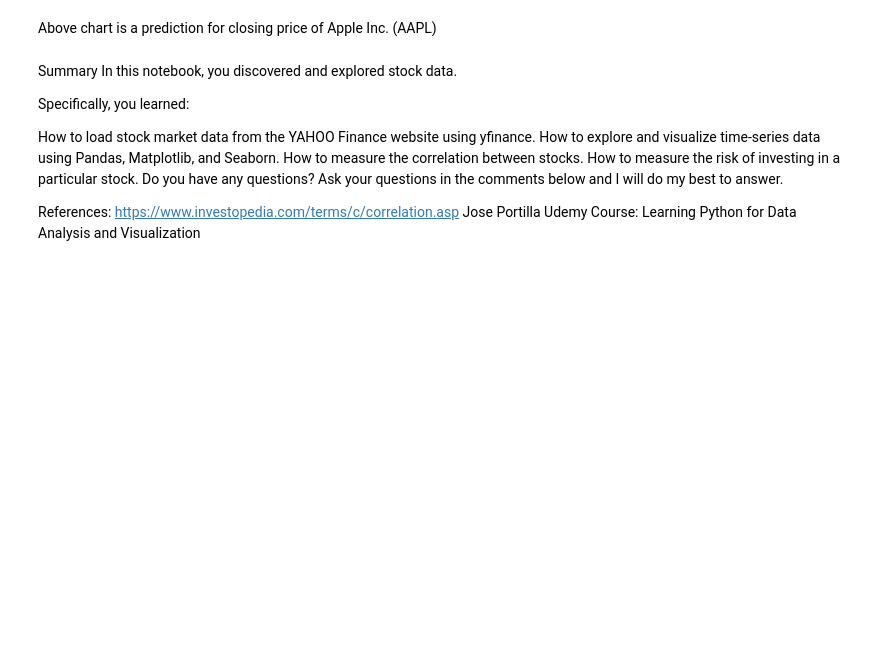
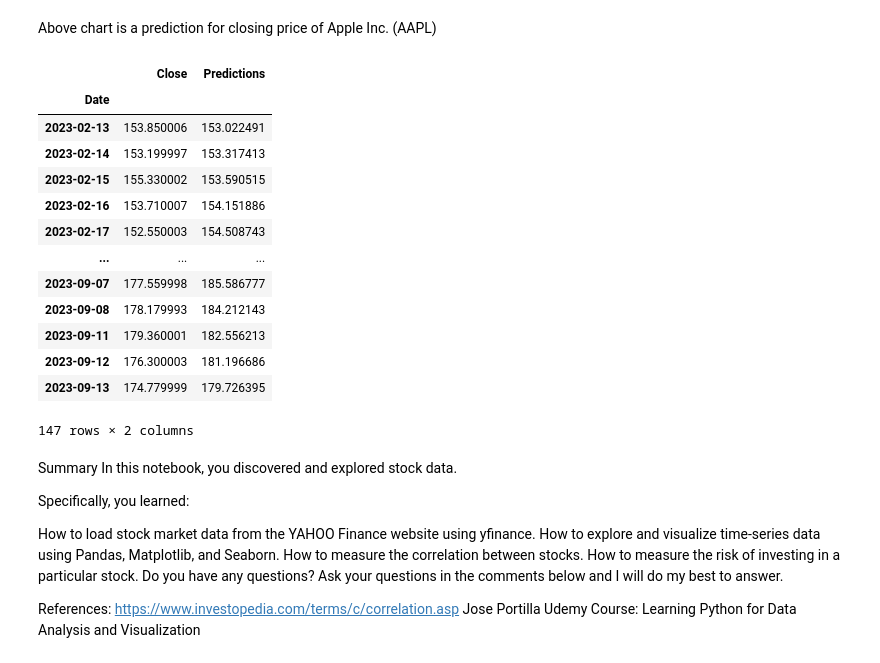
Before and after one commit to Bborub/bk-bridge-pedestrian, a Jupyter notebook: STOX_kaggle13Sept23.ipynb, the cells around one changed output. Saved outputs shown, nothing was run; the diff lists cells and outputs as text; code cells hidden in the pictures; blank space fills up the shorter version.

```diff
--- a/STOX_kaggle13Sept23.ipynb
+++ b/STOX_kaggle13Sept23.ipynb
@@ -438,6 +482,24 @@ See the caveats in the documentation: https://pandas.pydata.org/pandas-docs/stab
 [figure]
 # %% [markdown]
 Above chart is a prediction for closing price of Apple Inc. (AAPL)
+# %%
+# Show the valid and predicted prices
+valid
+# %% [output]
+|  | Close | Predictions |
+| Date |  |  |
+| 2023-02-13 | 153.850006 | 153.022491 |
+| 2023-02-14 | 153.199997 | 153.317413 |
+| 2023-02-15 | 155.330002 | 153.590515 |
+| 2023-02-16 | 153.710007 | 154.151886 |
+| 2023-02-17 | 152.550003 | 154.508743 |
+| ... | ... | ... |
+| 2023-09-07 | 177.559998 | 185.586777 |
+| 2023-09-08 | 178.179993 | 184.212143 |
+| 2023-09-11 | 179.360001 | 182.556213 |
+| 2023-09-12 | 176.300003 | 181.196686 |
+| 2023-09-13 | 174.779999 | 179.726395 |
+147 rows × 2 columns
 # %% [markdown]
 Summary
 In this notebook, you discovered and explored stock data.
```
Also changed, not shown: parts of 11 cells of this notebook.
